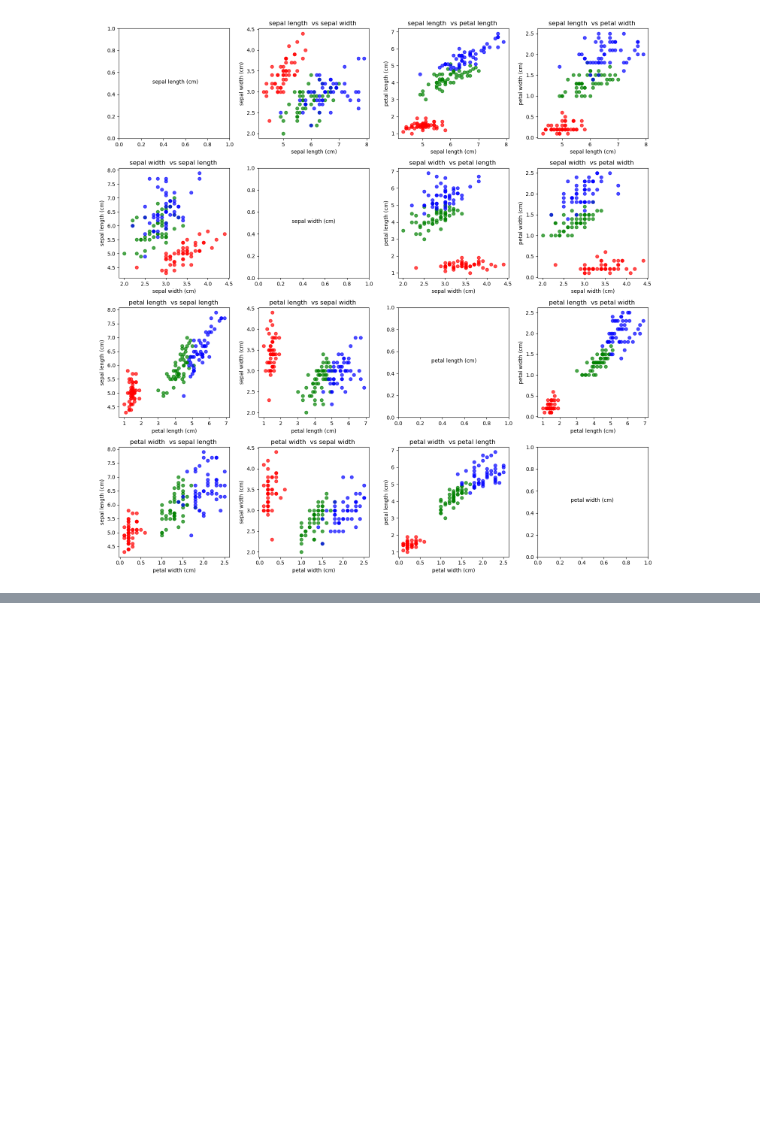
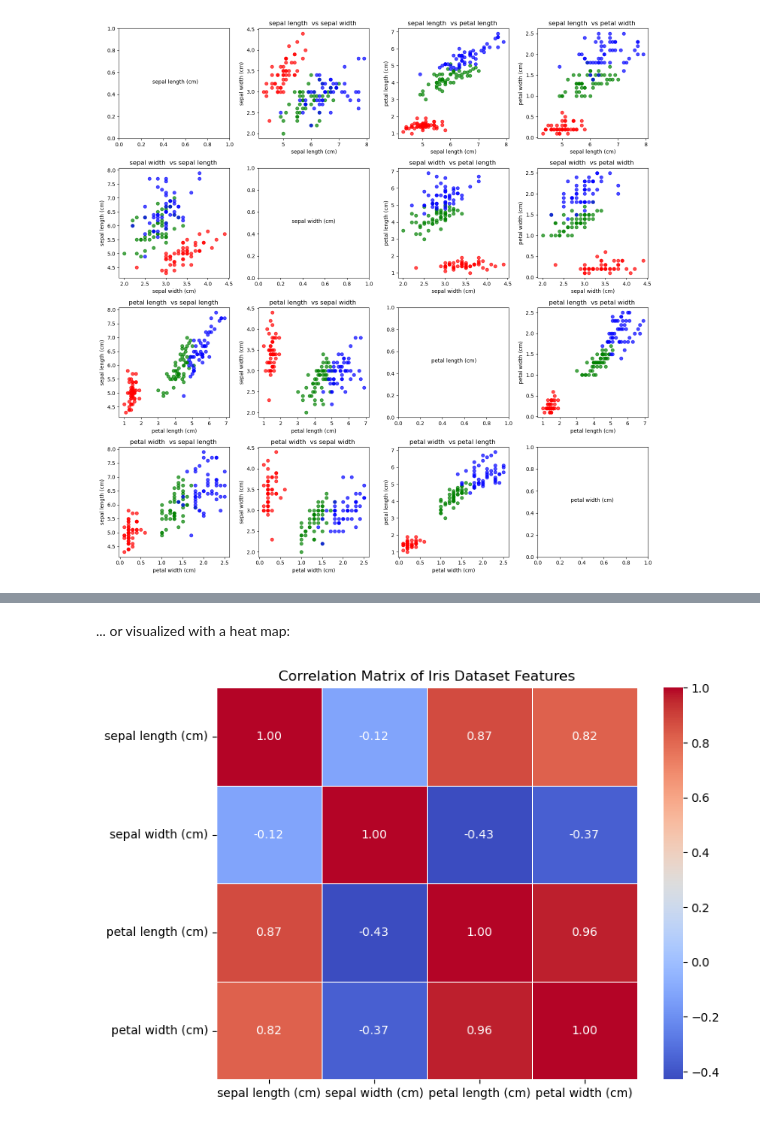
Before and after one commit to ngn73/8634_principles_of_data_analytics, a Jupyter notebook: task_5.ipynb, the cells around one changed output, grey strips where cells are left out. Saved outputs shown, nothing was run; the diff lists cells and outputs as text; code cells hidden in the pictures; blank space fills up the shorter version.

```diff
--- a/task_5.ipynb
+++ b/task_5.ipynb
@@ -15,12 +15,16 @@ import pandas as pd
 import numpy as np
 from sklearn import datasets as ds
 import matplotlib.pyplot as plt
+import seaborn as sbn
 
 #load the Iris Dataset
 ds_iris = ds.load_iris()
 
 #Convert Iris Dataset to a numpy Array
 arr_iris = np.array(ds_iris.data)
+
+#Convert to a Dataframe (used much later)
+df_iris = pd.DataFrame(data=ds_iris.data, columns=ds_iris.feature_names)
 # %% [markdown]
 Use a Scatter Plot to compare the Iris features</br>
 [0] sepal length (cm)</br>
@@ -144,0 +152,6 @@ plt.show()
+# %%
+# Calculate the correlation matrix
+correlation_matrix = df_iris.corr()
+
+# Print the correlation matrix
+print(correlation_matrix)
@@ -145,3 +170,13 @@ plt.show()
+# %% [markdown]
+... or visualized with a heat map:
+# %%
+# Create a heatmap of the correlation matrix
+plt.figure(figsize=(8, 6))
+sbn.heatmap(correlation_matrix, annot=True, cmap='coolwarm', fmt='.2f', linewidths=0.5)
+plt.title('Correlation Matrix of Iris Dataset Features')
+plt.show()
+# %% [output]
+[figure, added]
 # %% [markdown]
 ***
 #### Observations
```
Also changed, not shown: parts of 3 cells of this notebook, 10 other files.
